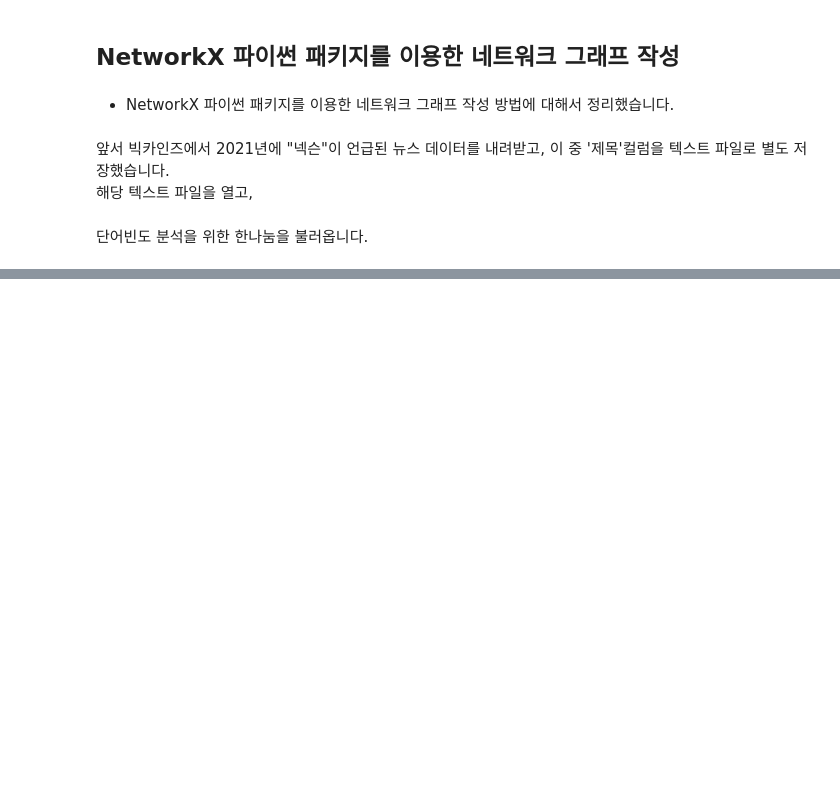
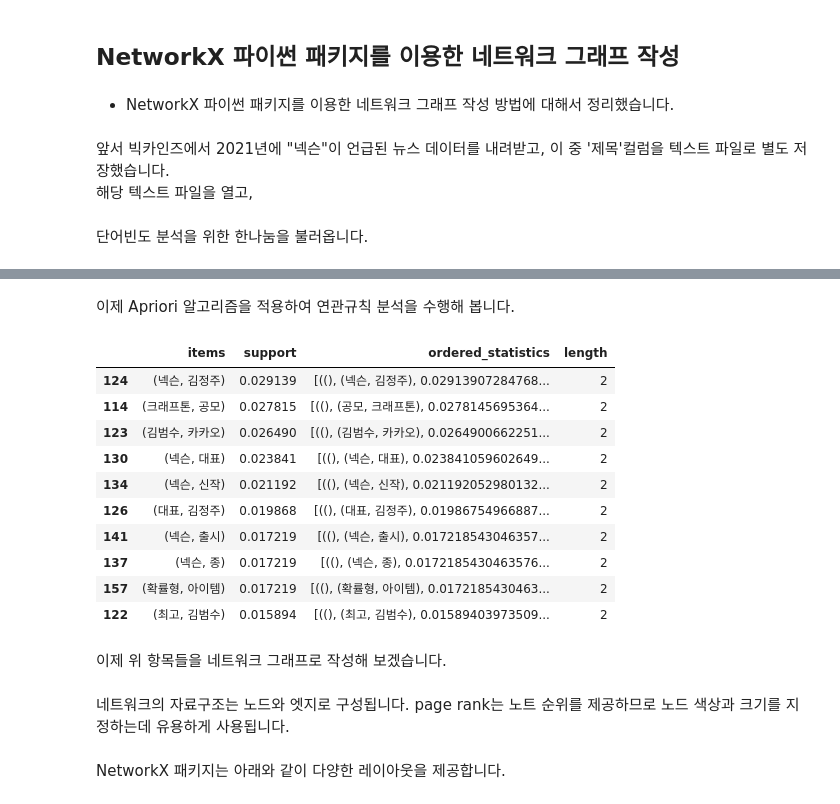
Before and after one commit to The-G/TIL, a Jupyter notebook: after 20211012/_20211017_NetworkX_Graph.ipynb, the cells around one changed output, grey strips where cells are left out. Saved outputs shown, nothing was run; the diff lists cells and outputs as text; code cells hidden in the pictures; blank space fills up the shorter version.

```diff
--- a/after 20211012/_20211017_NetworkX_Graph.ipynb
+++ b/after 20211012/_20211017_NetworkX_Graph.ipynb
@@ -27,0 +47,2 @@ AttributeError: module 'tweepy' has no attribute 'StreamListener'
+# %% [markdown]
+이제 Apriori 알고리즘을 적용하여 연관규칙 분석을 수행해 봅니다.
@@ -27,0 +56,16 @@ AttributeError: module 'tweepy' has no attribute 'StreamListener'
+# %%
+df.head(10)
+# %% [output]
+|  | items | support | ordered_statistics | length |
+| 124 | (넥슨, 김정주) | 0.029139 | [((), (넥슨, 김정주), 0.02913907284768... | 2 |
+| 114 | (크래프톤, 공모) | 0.027815 | [((), (공모, 크래프톤), 0.0278145695364... | 2 |
+| 123 | (김범수, 카카오) | 0.026490 | [((), (김범수, 카카오), 0.0264900662251... | 2 |
+| 130 | (넥슨, 대표) | 0.023841 | [((), (넥슨, 대표), 0.023841059602649... | 2 |
+| 134 | (넥슨, 신작) | 0.021192 | [((), (넥슨, 신작), 0.021192052980132... | 2 |
+| 126 | (대표, 김정주) | 0.019868 | [((), (대표, 김정주), 0.01986754966887... | 2 |
+| 141 | (넥슨, 출시) | 0.017219 | [((), (넥슨, 출시), 0.017218543046357... | 2 |
+| 137 | (넥슨, 종) | 0.017219 | [((), (넥슨, 종), 0.0172185430463576... | 2 |
+| 157 | (확률형, 아이템) | 0.017219 | [((), (확률형, 아이템), 0.0172185430463... | 2 |
+| 122 | (최고, 김범수) | 0.015894 | [((), (최고, 김범수), 0.01589403973509... | 2 |
+# %% [markdown]
+이제 위 항목들을 네트워크 그래프로 작성해 보겠습니다.
@@ -27,0 +76,2 @@ AttributeError: module 'tweepy' has no attribute 'StreamListener'
+# %% [markdown]
+네트워크의 자료구조는 노드와 엣지로 구성됩니다. page rank는 노트 순위를 제공하므로 노드 색상과 크기를 지정하는데 유용하게 사용됩니다.
@@ -27,0 +82,2 @@ AttributeError: module 'tweepy' has no attribute 'StreamListener'
+# %% [markdown]
+NetworkX 패키지는 아래와 같이 다양한 레이아웃을 제공합니다.
```
Also changed, not shown: parts of 18 cells of this notebook, 1 other file.
